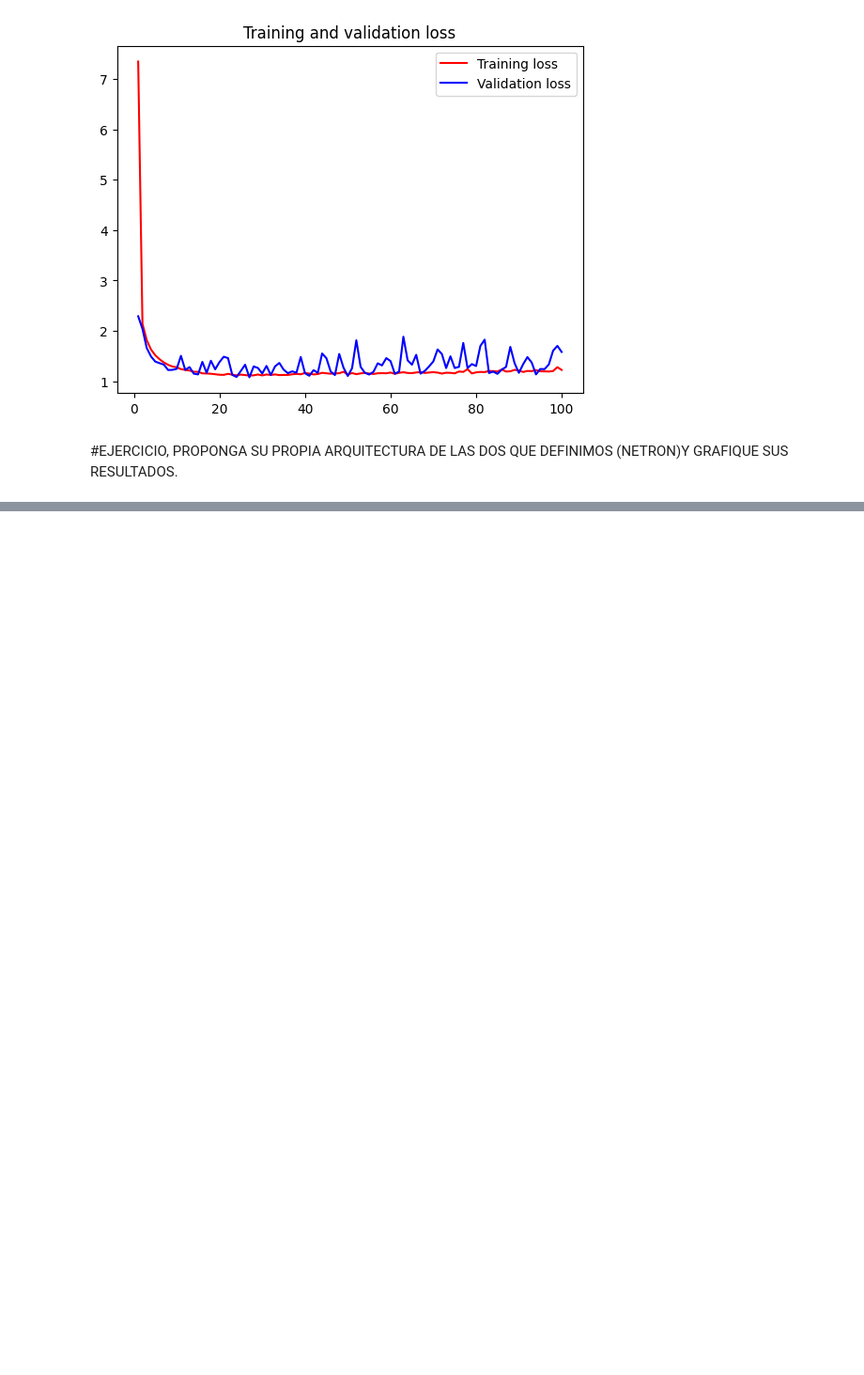
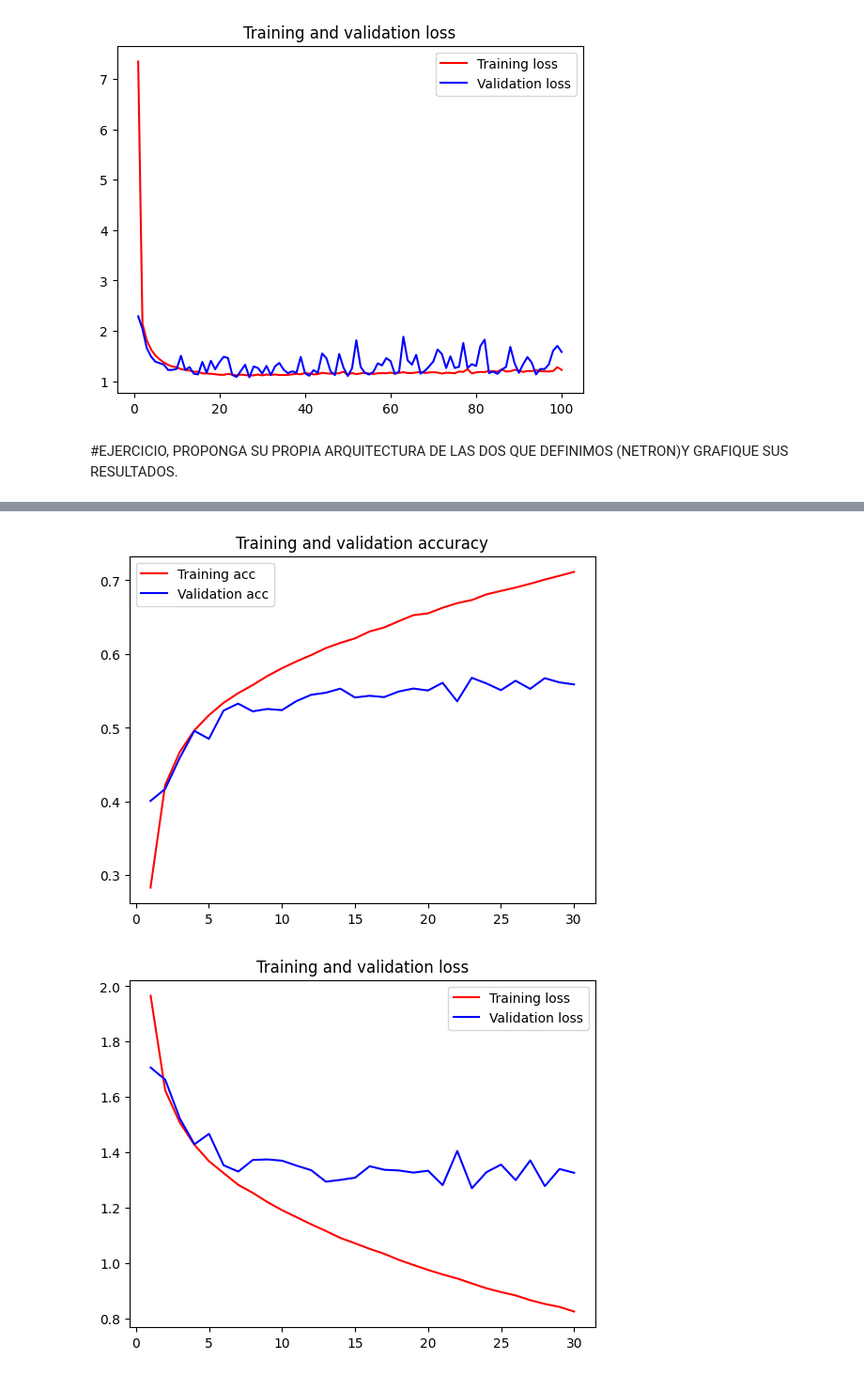
Before and after one commit to Felipe-DelosSantos09/Diplomado-IA, a Jupyter notebook: 1_CIFAR10_ALUMNOS_DIPLOMADO.ipynb, the cells around one changed output, grey strips where cells are left out. Shown at 94% size. Cells and saved outputs as stored; diff of their text form; code cells hidden in the pictures; blank space fills up the shorter version.

```diff
--- a/1_CIFAR10_ALUMNOS_DIPLOMADO.ipynb
+++ b/1_CIFAR10_ALUMNOS_DIPLOMADO.ipynb
@@ -216,0 +239,16 @@ plt.show()
+# %%
+import numpy as np
+
+np.random.seed(30)
+
+# barajamos el dataset
+permutation = np.random.permutation(x_train.shape[0])
+x_train = x_train[permutation]
+y_train = y_train[permutation]
+
+# obtenemos el conjunto de validación
+num_val = 10000
+x_val = x_train[:num_val]
+x_train = x_train[num_val:]
+y_val = y_train[:num_val]
+y_train = y_train[num_val:]
@@ -216,0 +304,10 @@ plt.show()
+# %%
+from keras import optimizers
+
+model.compile(loss='categorical_crossentropy',
+              optimizer=optimizers.RMSprop(lr=1e-4),
+              metrics=['acc'])
+
+train_log = model.fit(x_train, y_train,
+                      epochs=30, batch_size=128,
+                     validation_data=(x_val, y_val))
@@ -216,0 +333,21 @@ plt.show()
+# %%
+import matplotlib.pyplot as plt
+
+acc = train_log.history['acc']
+val_acc = train_log.history['val_acc']
+loss = train_log.history['loss']
+val_loss = train_log.history['val_loss']
+epochs = range(1, len(acc) + 1)
+plt.plot(epochs, acc, 'r', label='Training acc')
+plt.plot(epochs, val_acc, 'b', label='Validation acc')
+plt.title('Training and validation accuracy')
+plt.legend()
+plt.figure()
+plt.plot(epochs, loss, 'r', label='Training loss')
+plt.plot(epochs, val_loss, 'b', label='Validation loss')
+plt.title('Training and validation loss')
+plt.legend()
+plt.show()
+# %% [output]
+[figure, added]
+[figure, added]
```
Also changed, not shown: parts of 6 cells of this notebook.
